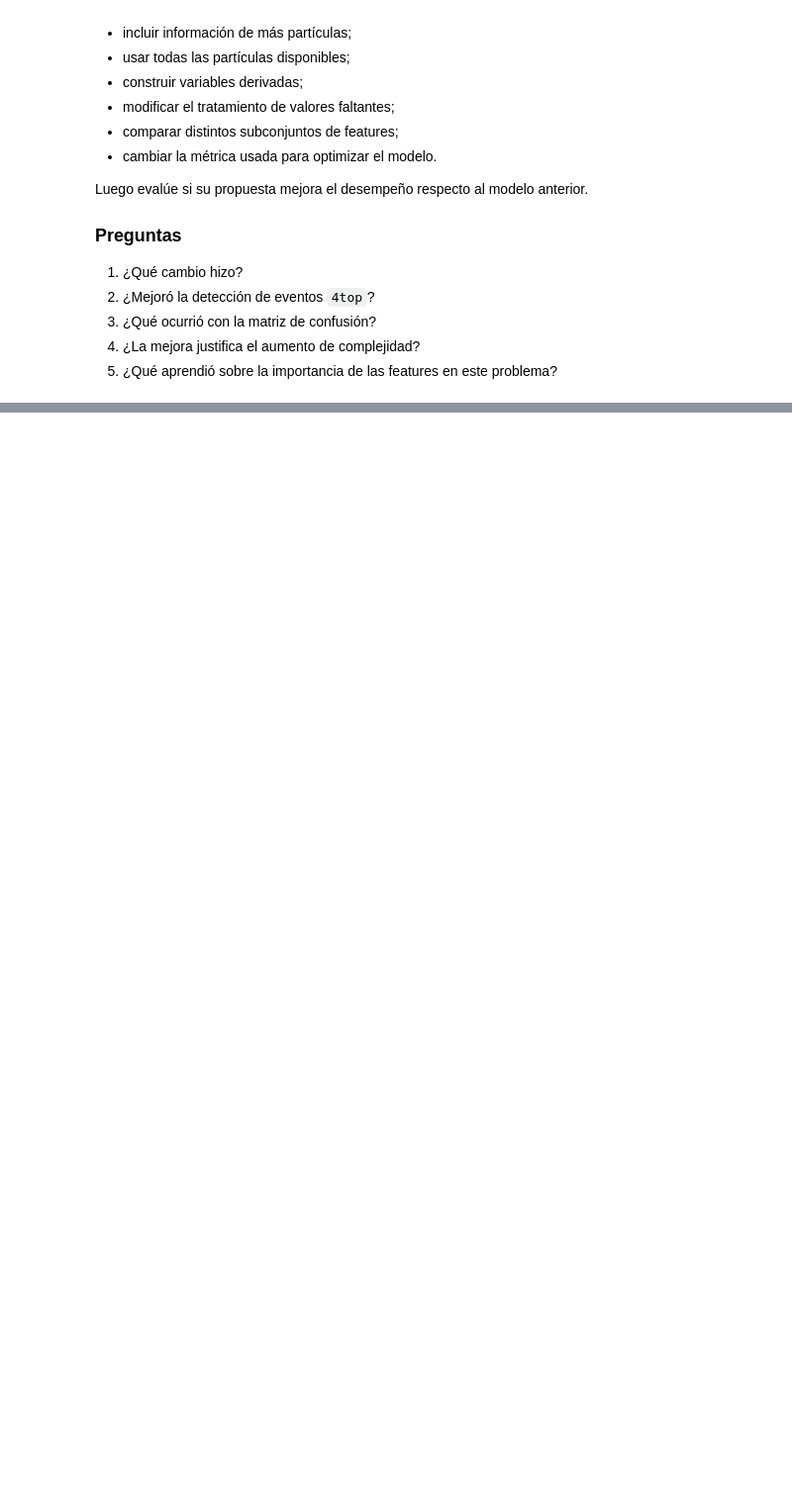
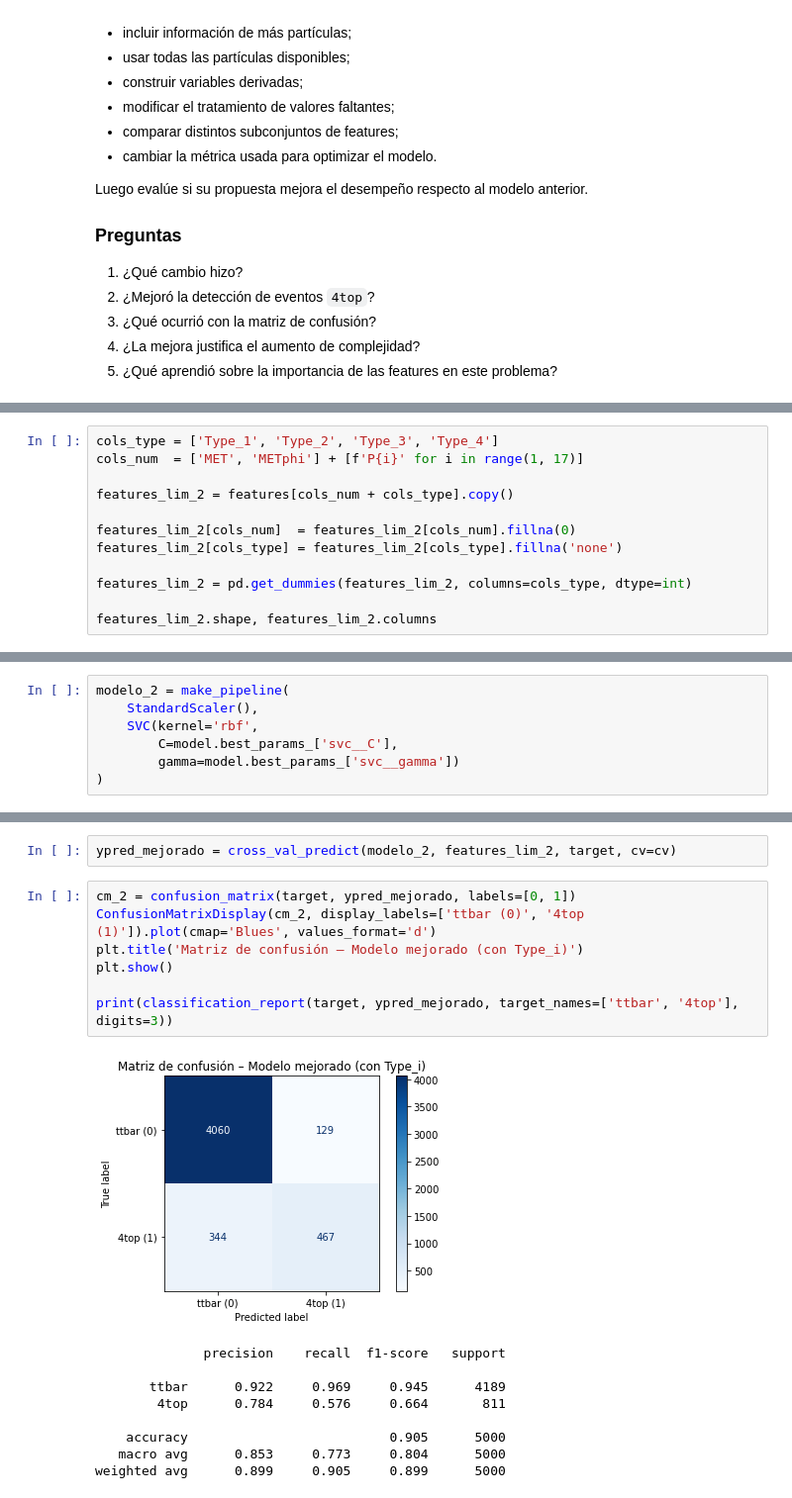
Before and after one commit to LucasPierryM/AST332, a Jupyter notebook: Semana05_SVM.ipynb, the cells around one changed output, grey strips where cells are left out. Shown at 99% size. Saved outputs shown, nothing was run; the diff lists cells and outputs as text; blank space fills up the shorter version.

```diff
--- a/Semana05_SVM.ipynb
+++ b/Semana05_SVM.ipynb
@@ -627,0 +698,12 @@ benchmark_lim_piped = cross_validate(piped_model, features_lim_2, target, cv = c
+# %%
+cols_type = ['Type_1', 'Type_2', 'Type_3', 'Type_4']
+cols_num  = ['MET', 'METphi'] + [f'P{i}' for i in range(1, 17)]
+
+features_lim_2 = features[cols_num + cols_type].copy()
+
+features_lim_2[cols_num]  = features_lim_2[cols_num].fillna(0)
+features_lim_2[cols_type] = features_lim_2[cols_type].fillna('none')
+
+features_lim_2 = pd.get_dummies(features_lim_2, columns=cols_type, dtype=int)
+
+features_lim_2.shape, features_lim_2.columns
@@ -627,0 +724,7 @@ benchmark_lim_piped = cross_validate(piped_model, features_lim_2, target, cv = c
+# %%
+modelo_2 = make_pipeline(
+    StandardScaler(),
+    SVC(kernel='rbf',
+        C=model.best_params_['svc__C'],
+        gamma=model.best_params_['svc__gamma'])
+)
@@ -627,0 +740,19 @@ benchmark_lim_piped = cross_validate(piped_model, features_lim_2, target, cv = c
+# %%
+ypred_mejorado = cross_val_predict(modelo_2, features_lim_2, target, cv=cv)
+# %%
+cm_2 = confusion_matrix(target, ypred_mejorado, labels=[0, 1])
+ConfusionMatrixDisplay(cm_2, display_labels=['ttbar (0)', '4top (1)']).plot(cmap='Blues', values_format='d')
+plt.title('Matriz de confusión – Modelo mejorado (con Type_i)')
+plt.show()
+
+print(classification_report(target, ypred_mejorado, target_names=['ttbar', '4top'], digits=3))
+# %% [output]
+[figure, added]
+              precision    recall  f1-score   support
+
+       ttbar      0.922     0.969     0.945      4189
+        4top      0.784     0.576     0.664       811
+
+    accuracy                          0.905      5000
+   macro avg      0.853     0.773     0.804      5000
+weighted avg      0.899     0.905     0.899      5000
```
Also changed, not shown: parts of 18 cells of this notebook.
